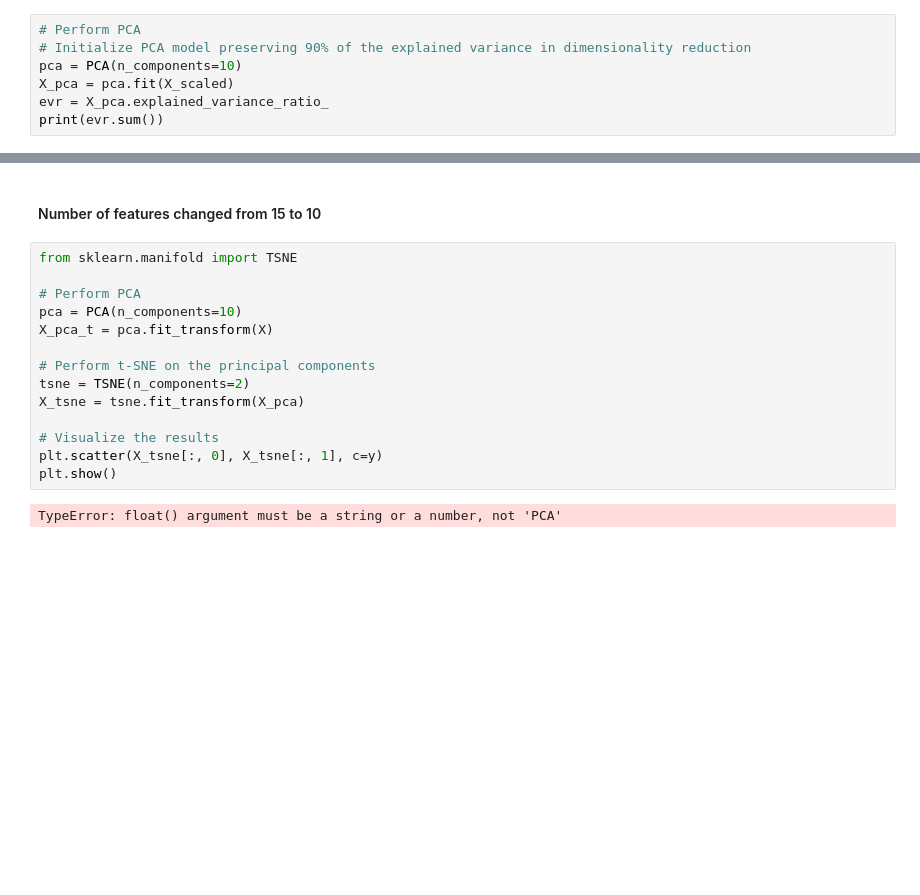
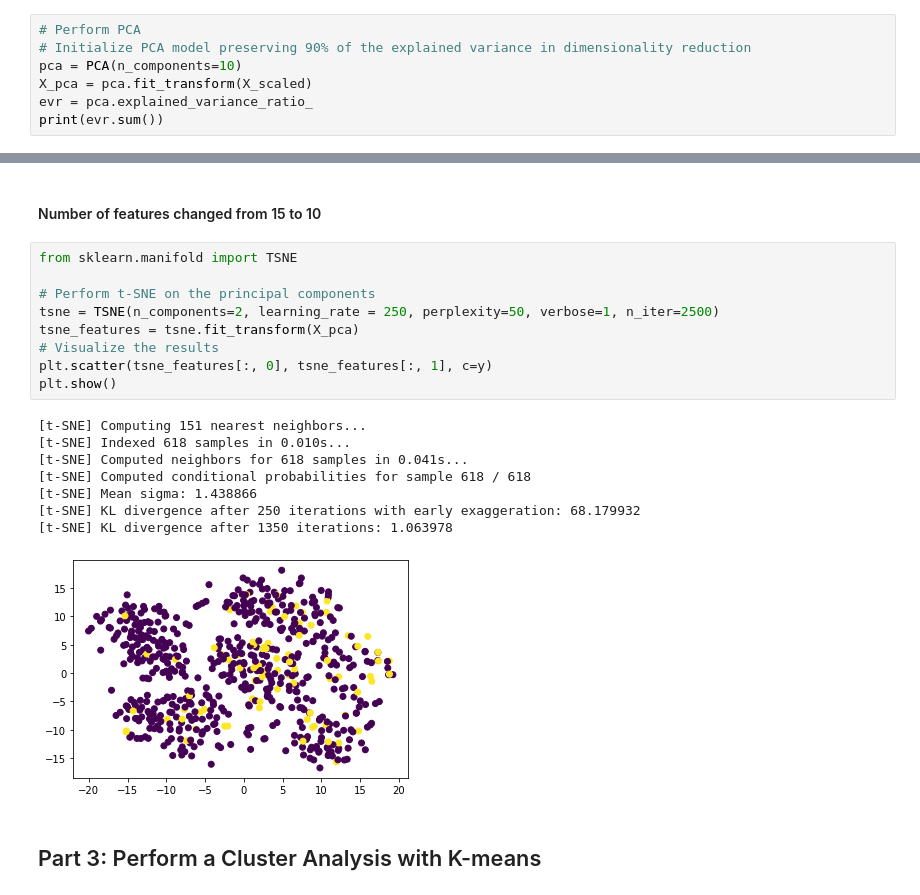
Before and after one commit to amudd10/Unsupervised-machine-learning, a Jupyter notebook: Myopia.ipynb, the cells around one changed output, grey strips where cells are left out. Drawn from its saved outputs; the diff is of its cells as text; blank space fills up the shorter version.

```diff
--- a/Myopia.ipynb
+++ b/Myopia.ipynb
@@ -88,7 +88,7 @@ array([-0.42021911, -1.3639169 , -0.89286146,  0.48378402, -0.28144315,
 # Perform PCA
 # Initialize PCA model preserving 90% of the explained variance in dimensionality reduction
 pca = PCA(n_components=10)
-X_pca = pca.fit(X_scaled)
-evr = X_pca.explained_variance_ratio_
+X_pca = pca.fit_transform(X_scaled)
+evr = pca.explained_variance_ratio_
 print(evr.sum())
 # %% [output]
@@ -105,16 +104,20 @@ print(X_transformed.shape)
 # %%
 from sklearn.manifold import TSNE
 
-# Perform PCA
-pca = PCA(n_components=10)
-X_pca_t = pca.fit_transform(X)
-
 # Perform t-SNE on the principal components
-tsne = TSNE(n_components=2)
-X_tsne = tsne.fit_transform(X_pca)
-
+tsne = TSNE(n_components=2, learning_rate = 250, perplexity=50, verbose=1, n_iter=2500)
+tsne_features = tsne.fit_transform(X_pca)
 # Visualize the results
-plt.scatter(X_tsne[:, 0], X_tsne[:, 1], c=y)
+plt.scatter(tsne_features[:, 0], tsne_features[:, 1], c=y)
 plt.show()
 # %% [output]
-TypeError: float() argument must be a string or a number, not 'PCA'
+[t-SNE] Computing 151 nearest neighbors...
+[t-SNE] Indexed 618 samples in 0.010s...
+[t-SNE] Computed neighbors for 618 samples in 0.041s...
+[t-SNE] Computed conditional probabilities for sample 618 / 618
+[t-SNE] Mean sigma: 1.438866
+[t-SNE] KL divergence after 250 iterations with early exaggeration: 68.179932
+[t-SNE] KL divergence after 1350 iterations: 1.063978
+[figure, added]
+# %% [markdown]
+## Part 3: Perform a Cluster Analysis with K-means ##
```
Also changed, not shown: parts of 2 cells of this notebook.
